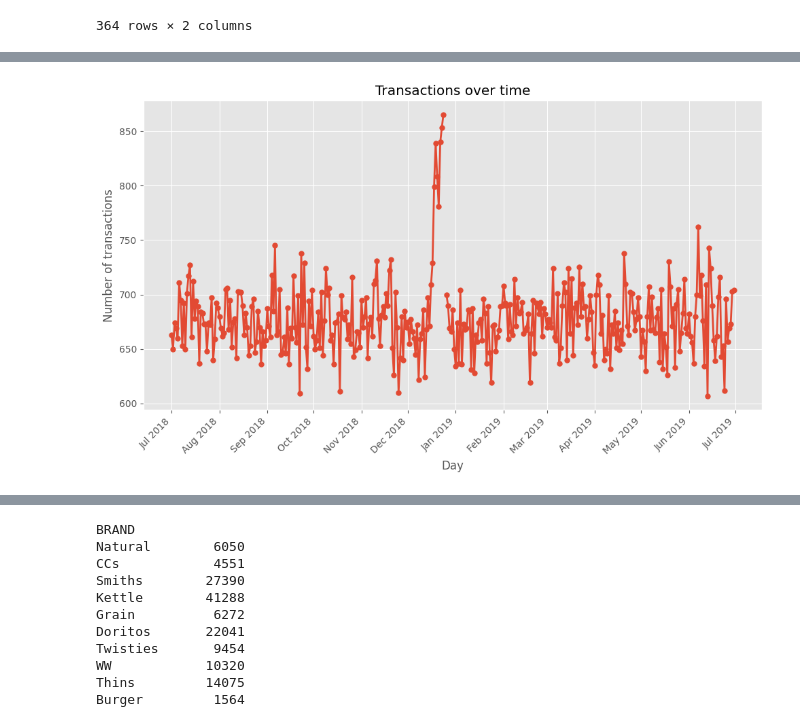
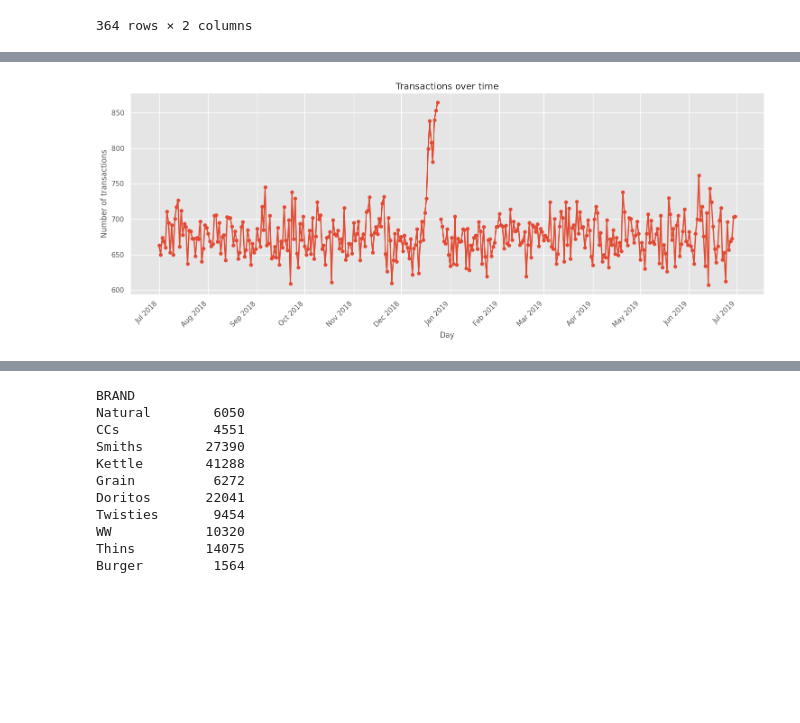
Before and after one commit to jontyj23/Quantium-Virtual-Internship, a Jupyter notebook: quantium.ipynb, the cells around one changed output, grey strips where cells are left out. Drawn from its saved outputs; the diff is of its cells as text; code cells hidden in the pictures; blank space fills up the shorter version.

```diff
--- a/quantium.ipynb
+++ b/quantium.ipynb
@@ -266,29 +259,27 @@ transactionsPerDay
 # %%
 # Plot graph to show where the missing date is
-# Set the plot style to a white background with black gridlines
-plt.style.use('ggplot')
 
 # Plot transactions over time
-plt.figure(figsize=(10, 6))  # Set the figure size
+plt.figure(figsize=(15, 6))  # Set the figure size
 plt.plot(transactionsPerDay['DATE'], transactionsPerDay['N'], '-o', linewidth=2, markersize=5)
 
 # Set axis labels and title
 plt.xlabel("Day")
 plt.ylabel("Number of transactions")
 plt.title("Transactions over time")
 
 # Format the x-axis for monthly breaks
 plt.gca().xaxis.set_major_formatter(plt.matplotlib.dates.DateFormatter('%b %Y'))
 plt.gca().xaxis.set_major_locator(plt.matplotlib.dates.MonthLocator(interval=1))
 
 # Rotate x-axis labels for better readability
 plt.xticks(rotation=45, ha='right')
 
 # Display the plot
 plt.tight_layout()
 plt.show()
 # %% [output]
-[figure, old version]
+[figure, new version]
 # %%
 # We can see that the missing value is in December 2018, so let us filter only for the december month
 december_data = transactionsPerDay[(transactionsPerDay['DATE'] >= '2018-12-01') & (transactionsPerDay['DATE'] <= '2018-12-31')]
```
Also changed, not shown: parts of 30 cells of this notebook.
